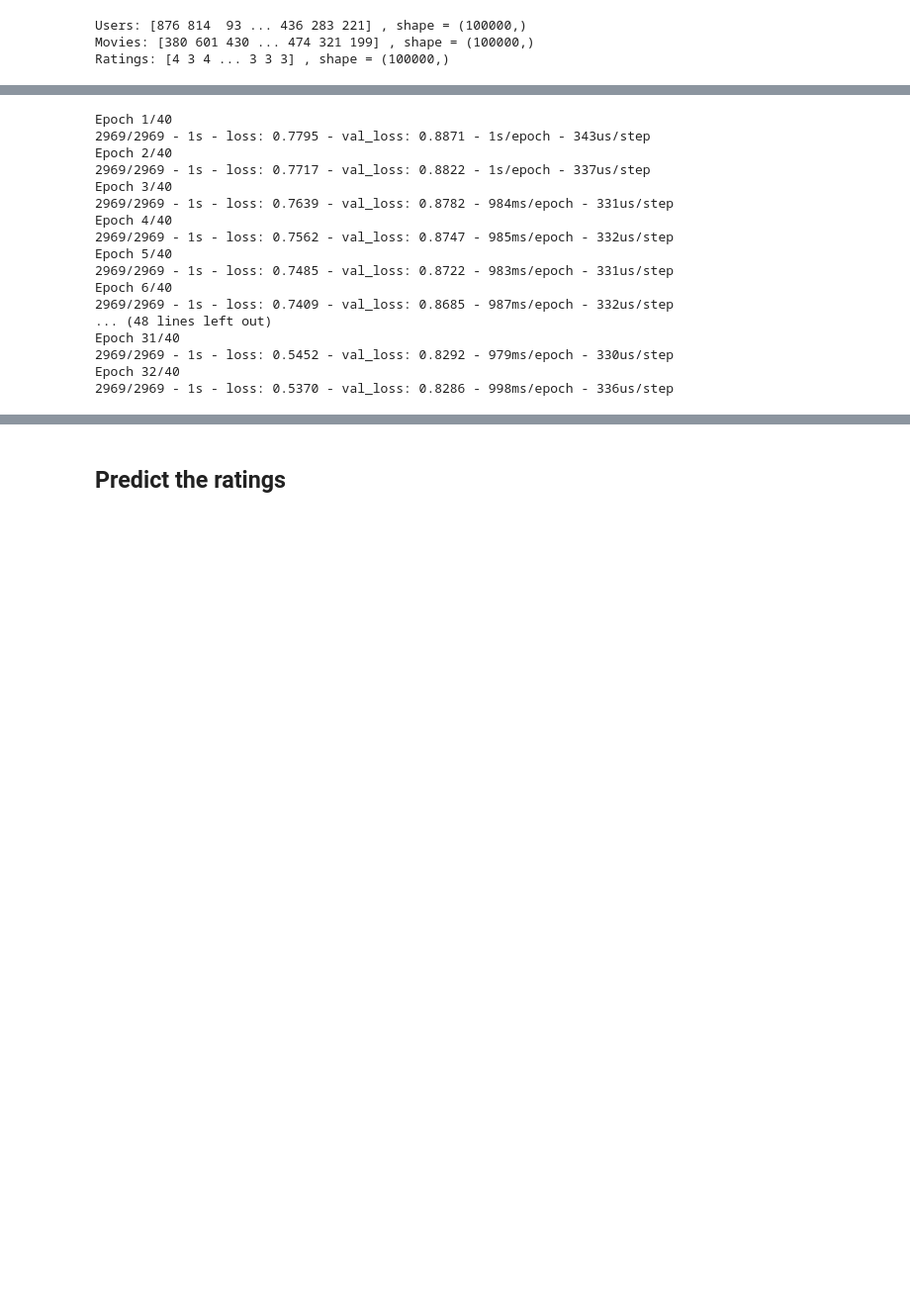
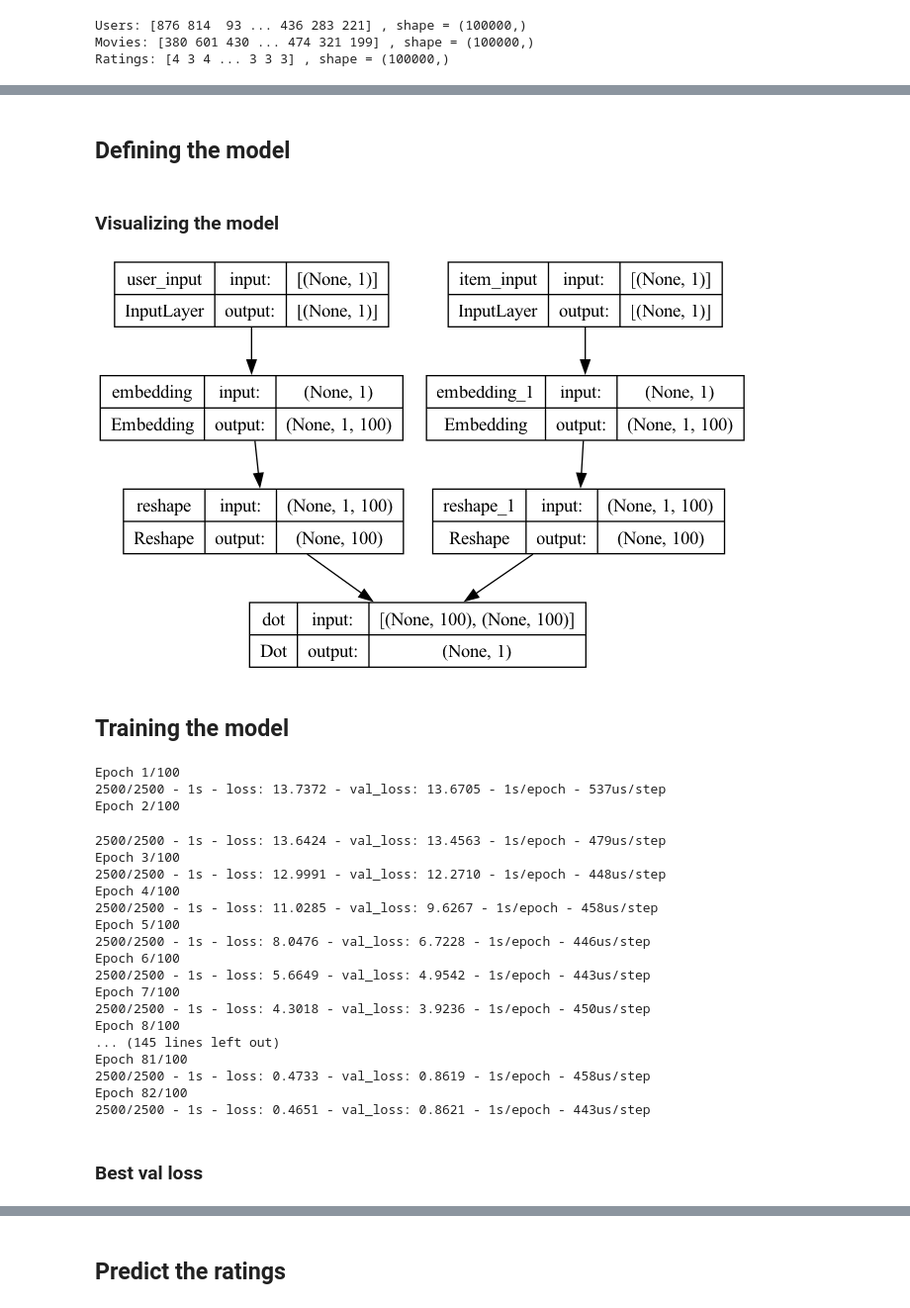
Before and after one commit to anatoliypus/Movie-Reccomendation-System, a Jupyter notebook: notebooks/4.1-model-selection.ipynb, the cells around one changed output, grey strips where cells are left out. Shown at 99% size. Saved outputs shown, nothing was run; the diff lists cells and outputs as text; code cells hidden in the pictures; blank space fills up the shorter version.

```diff
--- a/notebooks/4.1-model-selection.ipynb
+++ b/notebooks/4.1-model-selection.ipynb
@@ -12,3 +14,8 @@ data_folder = os.path.join(ROOT_DIR, 'data/interim')
+# %%
+data_folder = os.path.join(ROOT_DIR, 'data/interim')
+figures_folder = os.path.join(ROOT_DIR, 'reports/figures')
+checkpoints_folder = os.path.join(ROOT_DIR, 'models')
+CHECKPOINTS_PATH = os.path.join(checkpoints_folder, 'v2_keras_model.h5')
 # %%
 data = pd.read_csv(os.path.join(data_folder, 'data_processed.csv'))
 films = pd.read_csv(os.path.join(data_folder, 'films_processed.csv'))
@@ -50,9 +49,12 @@ Ratings: [4 3 4 ... 3 3 3] , shape = (100000,)
 # %%
 max_userid = data['user_id'].drop_duplicates().max()
 max_movieid = data['item_id'].drop_duplicates().max()
+# %% [markdown]
+## Defining the model
 # %%
 from tensorflow.keras.layers import Embedding, Reshape, Dot, Input
 from tensorflow.keras.models import Model as KerasModel
+from tensorflow.keras.regularizers import l2
 from keras.callbacks import Callback, EarlyStopping, ModelCheckpoint
 
 class Model(KerasModel):
@@ -62,7 +64,7 @@ class Model(KerasModel):
         item_input = Input(shape=(1,), dtype='int32', name='item_input')
 
         # Embedding layers for user and item
-        P = Embedding(n_users, k_factors, input_length=1)(user_input)
+        P = Embedding(n_users, k_factors, input_length=2)(user_input)
         Q = Embedding(m_items, k_factors, input_length=1)(item_input)
 
         # Reshape layers
@@ -80,29 +82,46 @@ class Model(KerasModel):
 K_FACTORS = 100 # The number of dimensional embeddings for movies and users
 model = Model(max_userid, max_movieid, K_FACTORS)
 model.compile(loss='mse', optimizer='adamax')
+# %% [markdown]
+### Visualizing the model
+# %%
+def plot_model(model):
+  return tf.keras.utils.plot_model(
+            model, show_shapes=True, expand_nested=True, to_file=os.path.join(figures_folder, 'v2_keras_model.png'))
+# %%
+plot_model(model)
+# %% [output]
+[figure, added]
+# %% [markdown]
+## Training the model
 # %%
 # Callbacks monitor the validation loss
 # Save the model weights each time the validation loss has improved
-callbacks = [EarlyStopping('val_loss', patience=2),
-             ModelCheckpoint('weights.h5', save_best_only=True)]
+callbacks = [EarlyStopping('val_loss', patience=3),
+             ModelCheckpoint(CHECKPOINTS_PATH, save_best_only=True)]
 
-# Use 30 epochs, 90% training data, 10% validation data
-history = model.fit([Users, Movies], Ratings, epochs=40, validation_split=.05, verbose=2, callbacks=callbacks)
+history = model.fit([Users_train, Movies_train], Ratings_train, epochs=100,
+                    validation_data=([Users_test, Movies_test], Ratings_test), verbose=2, callbacks=callbacks)
 # %% [output]
-Epoch 1/40
-2969/2969 - 1s - loss: 0.7795 - val_loss: 0.8871 - 1s/epoch - 343us/step
-Epoch 2/40
-2969/2969 - 1s - loss: 0.7717 - val_loss: 0.8822 - 1s/epoch - 337us/step
-Epoch 3/40
-2969/2969 - 1s - loss: 0.7639 - val_loss: 0.8782 - 984ms/epoch - 331us/step
-Epoch 4/40
-2969/2969 - 1s - loss: 0.7562 - val_loss: 0.8747 - 985ms/epoch - 332us/step
-Epoch 5/40
-2969/2969 - 1s - loss: 0.7485 - val_loss: 0.8722 - 983ms/epoch - 331us/step
-Epoch 6/40
-2969/2969 - 1s - loss: 0.7409 - val_loss: 0.8685 - 987ms/epoch - 332us/step
-... (48 lines left out)
-Epoch 31/40
-2969/2969 - 1s - loss: 0.5452 - val_loss: 0.8292 - 979ms/epoch - 330us/step
-Epoch 32/40
-2969/2969 - 1s - loss: 0.5370 - val_loss: 0.8286 - 998ms/epoch - 336us/step
+Epoch 1/100
+2500/2500 - 1s - loss: 13.7372 - val_loss: 13.6705 - 1s/epoch - 537us/step
+Epoch 2/100
+2500/2500 - 1s - loss: 13.6424 - val_loss: 13.4563 - 1s/epoch - 479us/step
+Epoch 3/100
+2500/2500 - 1s - loss: 12.9991 - val_loss: 12.2710 - 1s/epoch - 448us/step
+Epoch 4/100
+2500/2500 - 1s - loss: 11.0285 - val_loss: 9.6267 - 1s/epoch - 458us/step
+Epoch 5/100
+2500/2500 - 1s - loss: 8.0476 - val_loss: 6.7228 - 1s/epoch - 446us/step
+Epoch 6/100
+2500/2500 - 1s - loss: 5.6649 - val_loss: 4.9542 - 1s/epoch - 443us/step
+Epoch 7/100
+2500/2500 - 1s - loss: 4.3018 - val_loss: 3.9236 - 1s/epoch - 450us/step
+Epoch 8/100
+... (145 lines left out)
+Epoch 81/100
+2500/2500 - 1s - loss: 0.4733 - val_loss: 0.8619 - 1s/epoch - 458us/step
+Epoch 82/100
+2500/2500 - 1s - loss: 0.4651 - val_loss: 0.8621 - 1s/epoch - 443us/step
+# %% [markdown]
+### Best val loss
```
Also changed, not shown: parts of 22 cells of this notebook, 7 other files.
